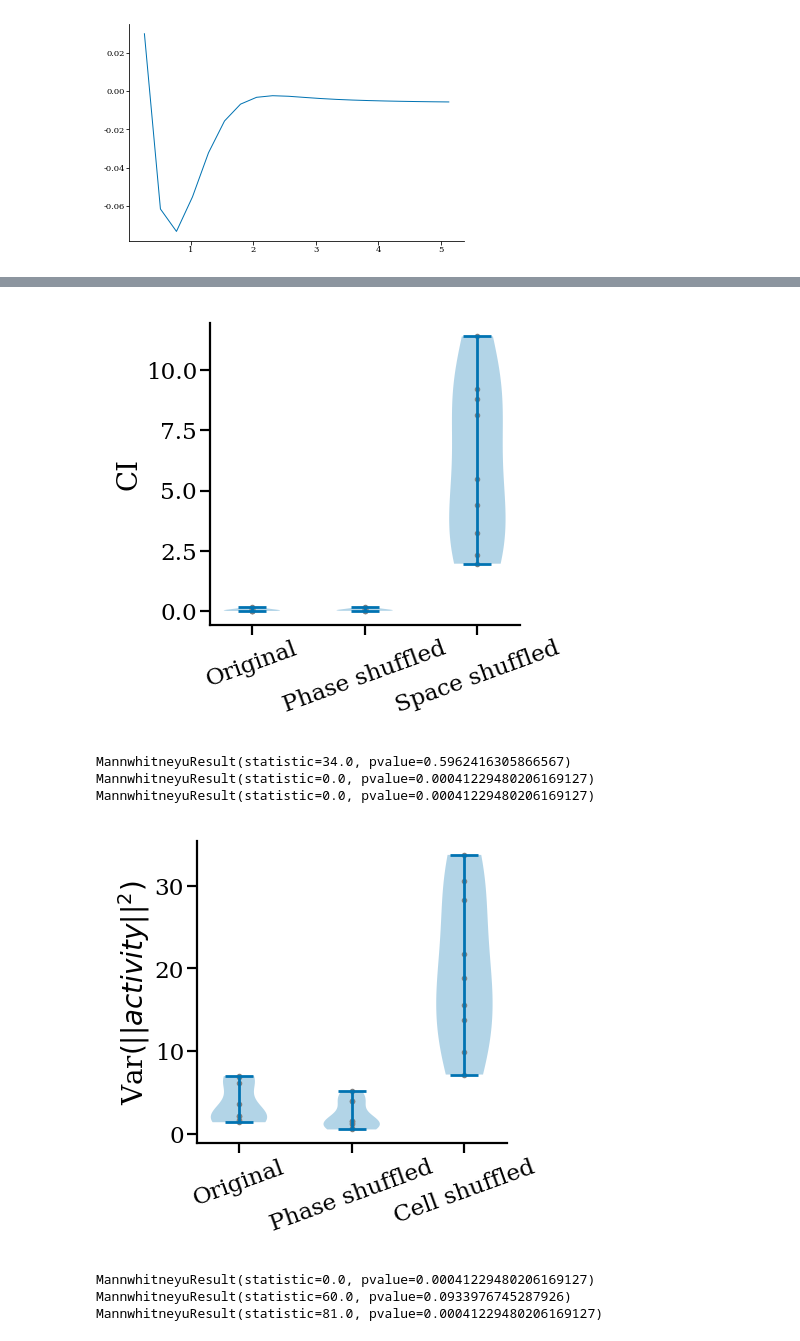
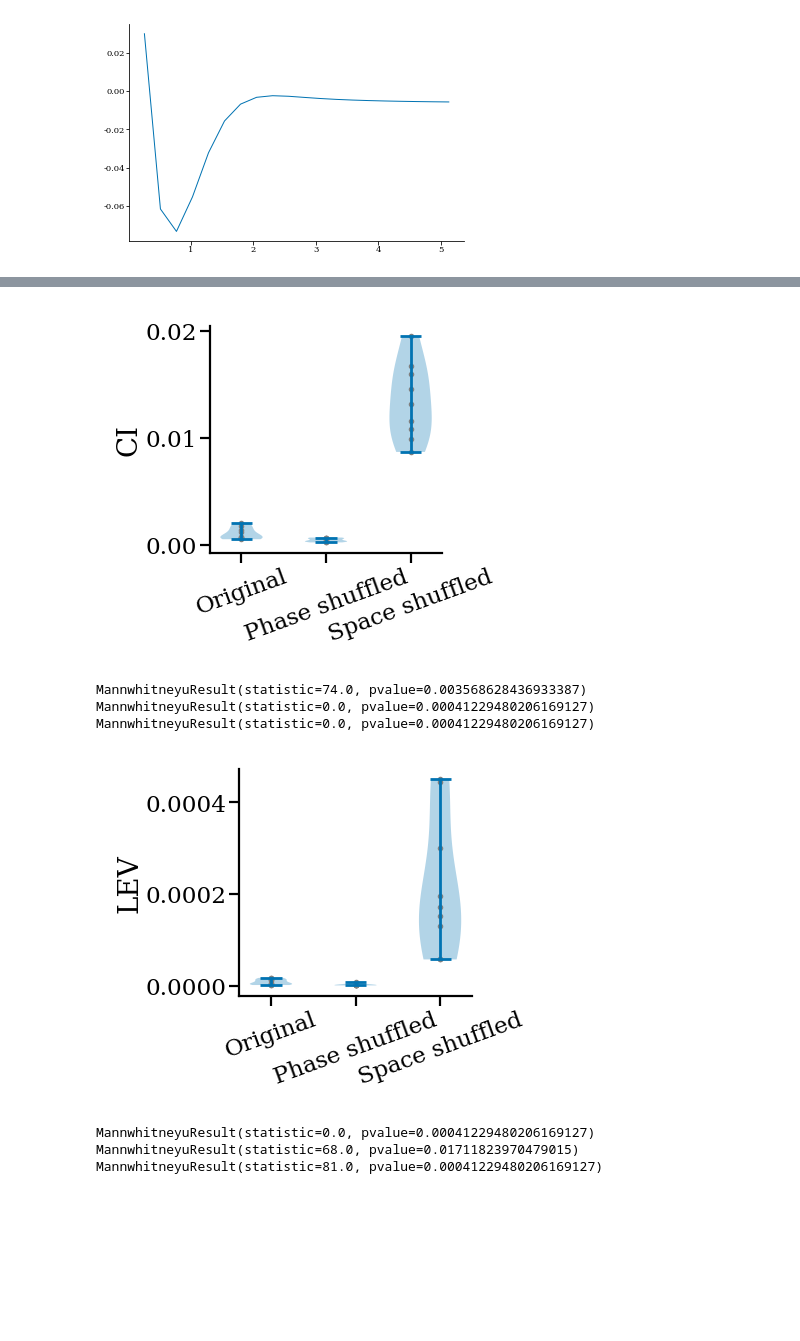
Before and after one commit to Vemundss/phd-thesis, a Jupyter notebook: explore-toroidal-experimental-data.ipynb, the cells around one changed output, grey strips where cells are left out. Drawn from its saved outputs; the diff is of its cells as text; code cells hidden in the pictures; blank space fills up the shorter version.

```diff
--- a/explore-toroidal-experimental-data.ipynb
+++ b/explore-toroidal-experimental-data.ipynb
@@ -253,17 +270,33 @@ def local_smoothness2(ratemaps):
     ratemaps = np.array([convolve(ratemaps[i], kernel, mode='constant', cval=0.0) for i in range(ratemaps.shape[0])])
     return ratemaps
 
+def ci_fn(ratemaps):
+    local_scale_x = np.linalg.norm(np.diff(ratemaps, axis=1)[:,:,:-1], axis=0)
+    local_scale_y = np.linalg.norm(np.diff(ratemaps, axis=2)[:,:-1,:], axis=0)
+    return np.var(np.concatenate([local_scale_x.flatten(), local_scale_y.flatten()]))
+    #return np.sum(np.diff(ratemaps, axis=1)[:,:,:-1]**2 - np.diff(ratemaps, axis=2)[:,:-1,:]**2)**2,axis=0)
+    #return (np.linalg.norm(np.diff(ratemaps, axis=1)[:,:,:-1], axis=0) - np.linalg.norm(np.diff(ratemaps, axis=2)[:,:-1,:], axis=0)**2)
+
 def local_smoothness(ratemaps):
-    return np.sum((np.diff(ratemaps, axis=1)[:,:,:-1]**2 - np.diff(ratemaps, axis=2)[:,:-1,:]**2)**2)
+    #return np.sum((np.diff(ratemaps, axis=1)[:,:,:-1]**2 + np.diff(ratemaps, axis=2)[:,:-1,:]**2)**2)
+    return np.sum((np.diff(ratemaps, axis=1)[:,:,:-1]**2 + np.diff(ratemaps, axis=2)[:,:-1,:]**2)**2)
+
+def local_energy_variation(ratemaps):
+    energymaps = np.linalg.norm(ratemaps, axis=0)
+    local_energy_change_x = np.diff(energymaps, axis=1)[:-1]**2
+    local_energy_change_y = np.diff(energymaps, axis=0)[:,:-1]**2
+    return np.var(np.concatenate([local_energy_change_x.flatten(), local_energy_change_y.flatten()]))
+    #local_energy_change = np.diff(energymaps, axis=1)[:-1]**2 + np.diff(energymaps, axis=0)[:,:-1]**2
+    #return np.var(local_energy_change)
 # %%
 cis = []
 perm_cis = []
 random_shifted_cis = []
 for ratemaps in all_ratemaps:
     ratemaps = np.array([astropy.convolution.convolve(ratemaps[i], astropy.convolution.Gaussian2DKernel(1), boundary='wrap') for i in range(ratemaps.shape[0])])
-    ci = local_smoothness(ratemaps).mean()
-    perm_ci = local_smoothness(np.random.permutation(ratemaps.reshape(-1,32**2).T).T.reshape(-1,32,32)).mean()
-    random_shifted_ci = local_smoothness(random_shift_ratemaps(ratemaps)).mean()
+    ci = ci_fn(ratemaps)#.var()
+    perm_ci = ci_fn(np.random.permutation(ratemaps.reshape(-1,32**2).T).T.reshape(-1,32,32))#.var()
+    random_shifted_ci = ci_fn(random_shift_ratemaps(ratemaps))#.var()
     cis.append(ci)
     perm_cis.append(perm_ci)
     random_shifted_cis.append(random_shifted_ci)
@@ -280,7 +313,7 @@ ax.scatter(np.ones(len(random_shifted_cis))*2, random_shifted_cis, color='grey',
 # %%
 # plot the results as violin plot, include the data points
 # using matplotlib
-fig, ax = plt.subplots(figsize=(2,2),dpi=200)
+fig, ax = plt.subplots(figsize=(1.5,1.5),dpi=200)
 ax.violinplot([cis, random_shifted_cis, perm_cis])#, showmeans=False, showmedians=True)
 ax.scatter(np.ones(len(cis)), cis, color='grey', s=1)
 ax.scatter(np.ones(len(random_shifted_cis))*2, random_shifted_cis, color='grey', s=1)
@@ -297,8 +330,8 @@ print(mannwhitneyu(cis, random_shifted_cis))
 print(mannwhitneyu(cis, perm_cis))
 print(mannwhitneyu(random_shifted_cis, perm_cis))
 # %% [output]
-[figure, old version]
+[figure, new version]
-MannwhitneyuResult(statistic=34.0, pvalue=0.5962416305866567)
+MannwhitneyuResult(statistic=74.0, pvalue=0.003568628436933387)
 MannwhitneyuResult(statistic=0.0, pvalue=0.00041229480206169127)
 MannwhitneyuResult(statistic=0.0, pvalue=0.00041229480206169127)
 # %%
@@ -311,31 +344,34 @@ for ratemaps in all_ratemaps:
     #norms.append(np.var(np.linalg.norm(ratemaps, axis=0)**2))
     #perm_norms.append(np.var(np.linalg.norm(np.random.permutation(ratemaps.flatten()).reshape(ncells, 32, 32), axis=0)**2))
     #random_shifted_norms.append(np.var(np.linalg.norm(random_shift_ratemaps(ratemaps), axis=0)**2))
-    norms.append(local_smoothness(np.linalg.norm(ratemaps, axis=0)[None]**2))
-    perm_norms.append(local_smoothness(np.linalg.norm(np.random.permutation(ratemaps.flatten()).reshape(ncells, 32, 32), axis=0)[None]**2))
-    random_shifted_norms.append(local_smoothness(np.linalg.norm(random_shift_ratemaps(ratemaps), axis=0)[None]**2))
+    #norms.append(local_smoothness(np.linalg.norm(ratemaps, axis=0)[None]).mean())
+    #perm_norms.append(local_smoothness(np.linalg.norm(np.random.permutation(ratemaps.flatten()).reshape(ncells, 32, 32), axis=0)[None]).mean())
+    #random_shifted_norms.append(local_smoothness(np.linalg.norm(random_shift_ratemaps(ratemaps), axis=0)[None]).mean())
+    norms.append(local_energy_variation(ratemaps))
+    perm_norms.append(local_energy_variation(np.random.permutation(ratemaps.flatten()).reshape(ncells, 32, 32)))
+    random_shifted_norms.append(local_energy_variation(random_shift_ratemaps(ratemaps)))
 # %%
-fig, ax = plt.subplots(figsize=(2,2), dpi=200)
+fig, ax = plt.subplots(figsize=(1.5,1.5), dpi=200)
 ax.violinplot([norms, random_shifted_norms, perm_norms])
 ax.scatter(np.ones(len(norms)), norms, color='grey', s=1)
 ax.scatter(np.ones(len(random_shifted_norms))*2, random_shifted_norms, color='grey', s=1)
 ax.scatter(np.ones(len(perm_norms))*3, perm_norms, color='grey', s=1)
 ax.set_xticks([1, 2, 3])
-ax.set_xticklabels(['Original', 'Phase shuffled', 'Cell shuffled'])
-ax.set_ylabel('Var'+r'$(||activity||^2)$')
+ax.set_xticklabels(['Original', 'Phase shuffled', 'Space shuffled'])
+ax.set_ylabel('LEV')
 #ax.set_yscale('log')
 # reorient the tick labels
 plt.xticks(rotation=20)
 plt.show()
 # calculate p-values using a mann-whitney u test
 from scipy.stats import mannwhitneyu
 print(mannwhitneyu(norms, perm_norms))
 print(mannwhitneyu(norms, random_shifted_norms))
 print(mannwhitneyu(perm_norms, random_shifted_norms))
 # %% [output]
-[figure, old version]
+[figure, new version]
 MannwhitneyuResult(statistic=0.0, pvalue=0.00041229480206169127)
-MannwhitneyuResult(statistic=60.0, pvalue=0.0933976745287926)
+MannwhitneyuResult(statistic=68.0, pvalue=0.01711823970479015)
 MannwhitneyuResult(statistic=81.0, pvalue=0.00041229480206169127)
 # %%
 plt.scatter(norms, cis, s=10)
```
Also changed, not shown: parts of 6 cells of this notebook, 4 other files.
